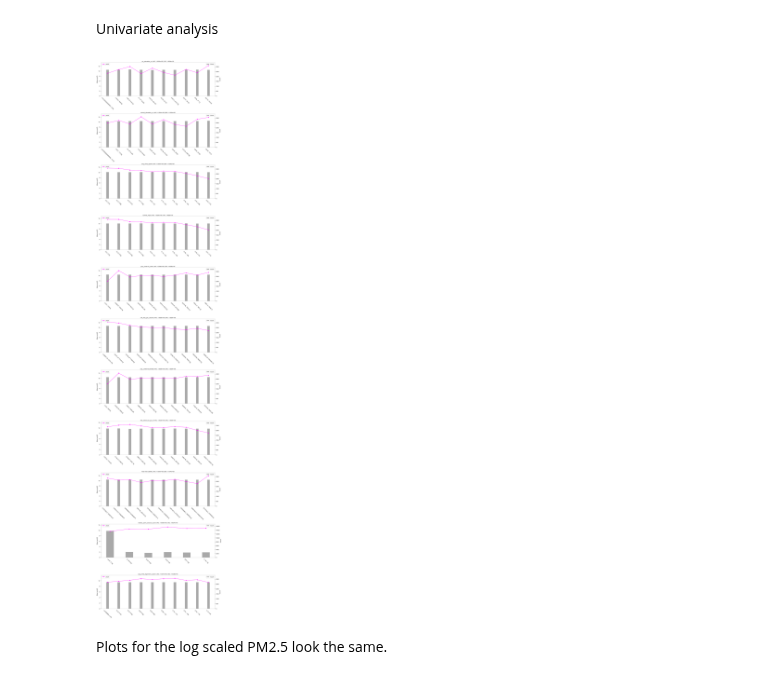
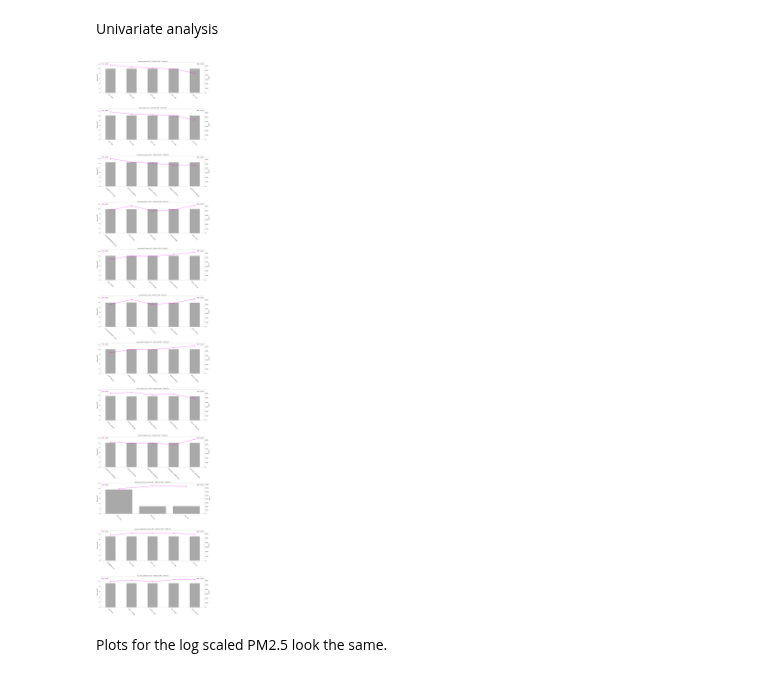
Before and after one commit to mattslyons/JLPS_capstone_project, a Jupyter notebook: modeling/2sls_tj_v1.ipynb, the cells around one changed output. Cells and saved outputs as stored; diff of their text form; code cells hidden in the pictures.

```diff
--- a/modeling/2sls_tj_v1.ipynb
+++ b/modeling/2sls_tj_v1.ipynb
@@ -97,11 +97,11 @@ for var in num_vars:
 # filter out na pm2.5 values (133,261 of them)
 df = df[~df['pm25'].isna()]
 
-# just mean impute missing populations (1,584 filled in)
-df['pop_under19_male'] = df['pop_under19_male'].fillna(df['pop_under19_male'].mean())
-df['pop_under19_female'] = df['pop_under19_female'].fillna(df['pop_under19_female'].mean())
-
-# mean impute
+# mean impute these vars
+# populations had 1,584 filled in
+mean_impute_vars = ['Taxable Year', 'Zip Code', 'CA_AGI_per_returns', 'Total Tax Liability'] + [i for i in df.columns if re.search('pop', i)]
+for var in mean_impute_vars:
+  df[var] = df[var].fillna(df[var].mean())
 
 print(f'ending row count: {df.shape[0]}')
 # %% [output]
@@ -355,7 +335,7 @@ class FeatureStats:
     df1 = self.df[[var, yvar]]
 
     df_plt = df1.copy()
-    max_factor_levels = 10
+    max_factor_levels = 5
     # if it's numeric and has more than 10 factor levels, bin it into [bracketed] bins
     if ((df_plt[var].dtypes == 'int') | (df_plt[var].dtypes == 'float')) & (len(set(df_plt[var])) > max_factor_levels):
       df_plt[var] = pd.qcut(df_plt[var], q=max_factor_levels, precision=2, duplicates='drop').to_list()
@@ -427,7 +407,7 @@ class FeatureStats:
         print(var)
 
       df_plt = self.df[[yvar, var]]
-      max_factor_levels = 10
+      max_factor_levels = 5
       # if it's numeric and has more than 10 factor levels, bin it into [bracketed] bins
       if ((df_plt[var].dtypes == 'int') | (df_plt[var].dtypes == 'float')) & (len(set(df_plt[var])) > max_factor_levels):
           df_plt[var] = pd.qcut(df_plt[var], q=max_factor_levels, precision=2, duplicates='drop').to_list()
@@ -477,13 +457,13 @@ class FeatureStats:
 # %%
 fs = FeatureStats(df_grp)
 var_list = ['school_wspd', 'school_elevation_m', 'ps_elevation_m', 'pop_under19_male', 'pop_under19_female',
   'dist_school_to_ps_m', 'avg_wind_speed', 'avg_wind_alignment_cosine',
-  'CA_AGI_per_returns', 'Total Tax Liability', 'nearby_point_source_count']
+  'CA_AGI_per_returns', 'Total Tax Liability', 'nearby_point_source_count', 'avg_wind_alignment']
 var_list2 = fs.sort_cat_features(var_list)
 fs.plot_cat_features(var_list2['var'].to_list())
 print('')
 # %% [output]
-[figure, old version]
+[figure, new version]
 # %% [markdown]
 Plots for the log scaled PM2.5 look the same.
 # %%
```
Also changed, not shown: parts of 3 cells of this notebook, 1 other file.
